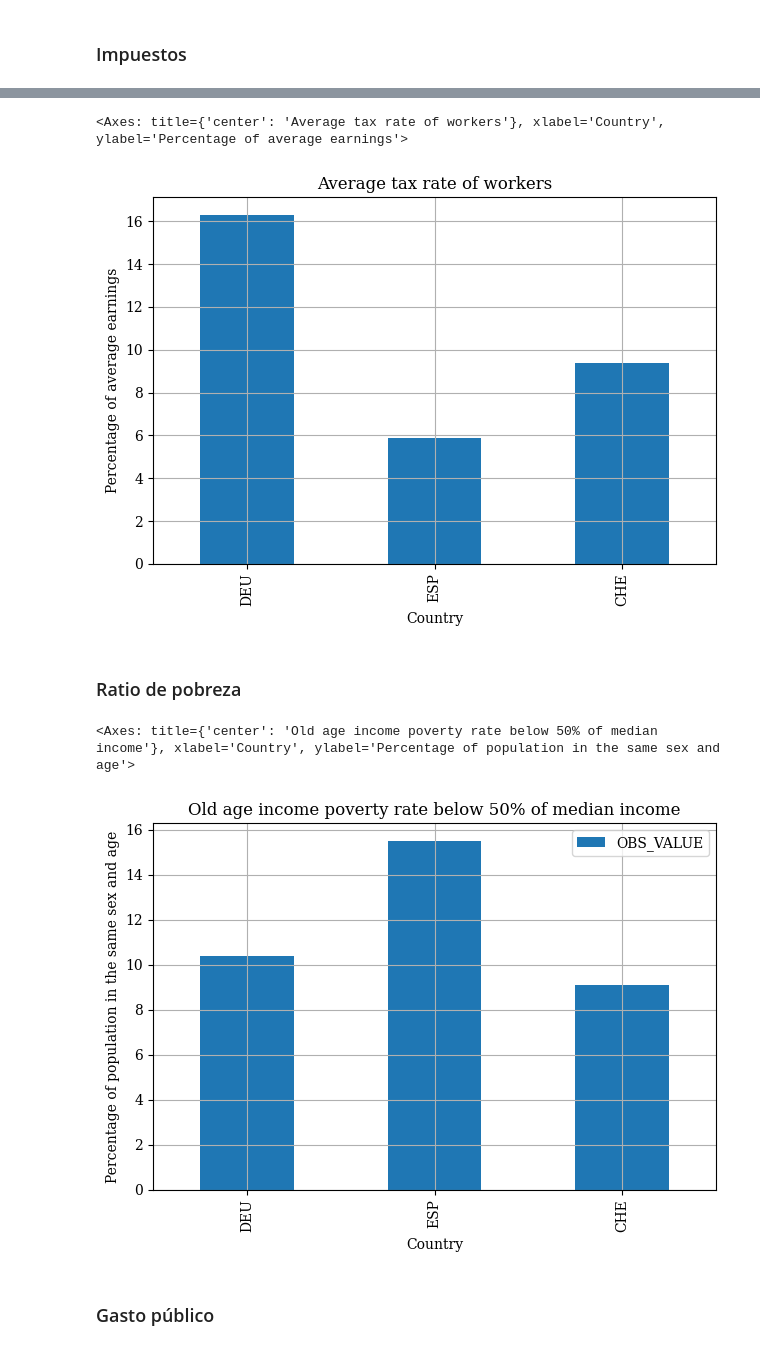
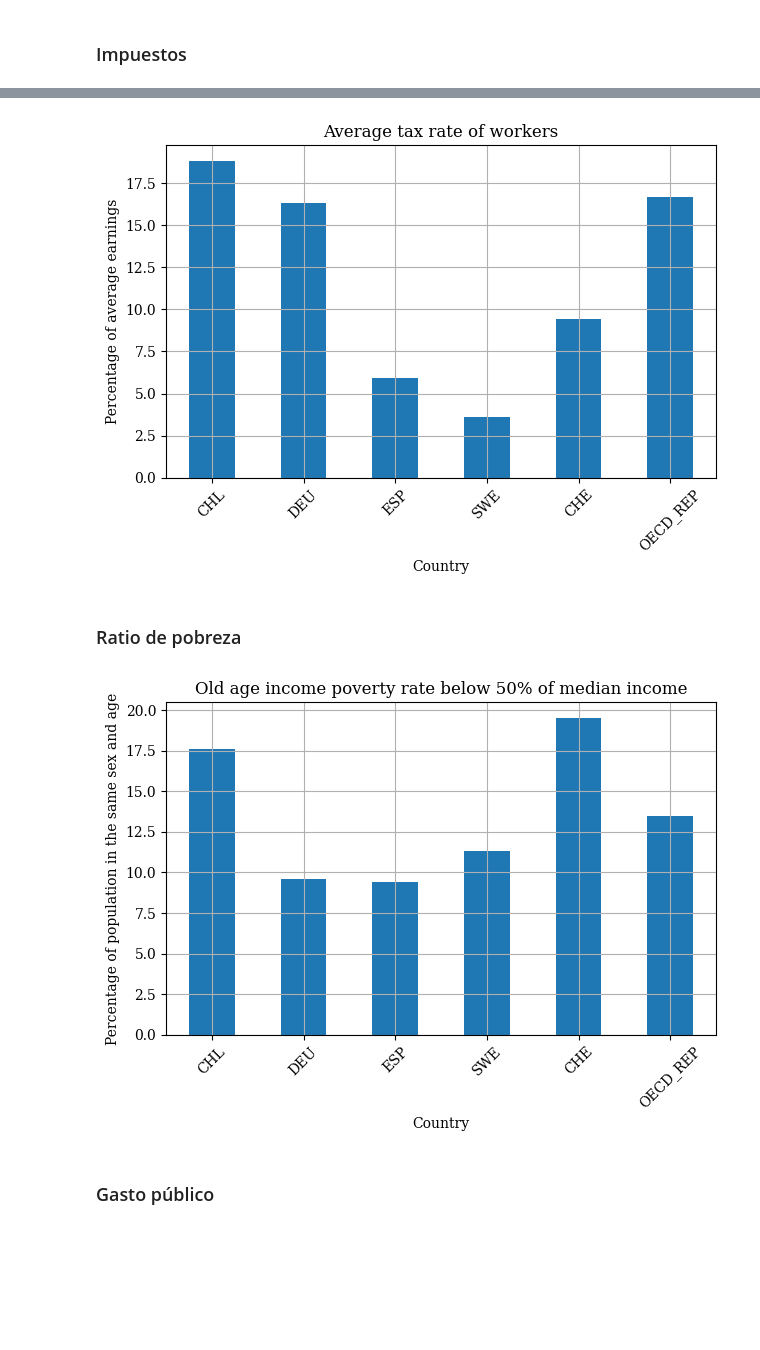
Before and after one commit to MiguelPuntoEs/hesperides-pensiones, a Jupyter notebook: pensiones.ipynb, the cells around one changed output, grey strips where cells are left out. Drawn from its saved outputs; the diff is of its cells as text; code cells hidden in the pictures; blank space fills up the shorter version.

```diff
--- a/pensiones.ipynb
+++ b/pensiones.ipynb
@@ -7,6 +7,7 @@ import matplotlib.pyplot as plt
 from pprint import pprint
 import pandas as pd
 from datawrapper import Datawrapper
+import re
 
 dw = Datawrapper()
 
@@ -43,8 +44,17 @@ country_map = {
     "DEU": "Alemania",
     "ESP": "España",
     "OECD_REP": "OCDE",
+    "OECD": "OCDE",
     "SWE": "Suecia"
 }
+
+base_countries = ['CHE', 'CHL', 'DEU', 'ESP', 'SWE']
+
+def bold(text: str) -> str:
+    return f'<b style="background:#FFCD00; padding:1px 4px;">{text}</b>'
+
+def style(text: str) -> str:
+    return re.sub(r"\*(.+?)\*", lambda m: bold(m.group(1)), text)
 
 def update_chart(chart_id: str, data: pd.DataFrame, chart_type: ChartType, title: str, intro: str, source: str):
     metadata = {
@@ -58,7 +68,7 @@ def update_chart(chart_id: str, data: pd.DataFrame, chart_type: ChartType, title
         # 'annotate': {'notes': 'Notas adicionales'},
     }
 
-    dw.update_chart(chart_id, data=data, title=title, chart_type=chart_type, metadata=metadata)
+    dw.update_chart(chart_id, data=data, title=style(title), chart_type=chart_type, metadata=metadata)
 # %% [markdown]
 ## Gasto en pensiones públicas
 
@@ -164,4 +162,7 @@ Dataset [Pensions at a Glance](https://data-explorer.oecd.org/vis?df[ds]=Dissemi
 # %%
 id = 'OECD.ELS.SPD,DSD_PAG@DF_PAG,/.A.....'
 
+selected_countries = base_countries + ['OECD_REP']
+source = 'OECD Pensions at a Glance'
+
 df = get_oecd_data(id)#[["OBS_VALUE", "REF_AREA", "SEX", "MEASURE"]]
@@ -256,30 +329,55 @@ df.query('MEASURE=="ATRAEP" & REF_AREA in ["CHE", "DEU", "ESP"]').plot(
 # %%
-df.query('MEASURE=="ATRW" & REF_AREA in ["CHE", "DEU", "ESP"]').plot(
+plot_data = df.query('MEASURE=="ATRW" & REF_AREA in @selected_countries')[["REF_AREA", "OBS_VALUE"]]
+
+plot_data.plot(
     x="REF_AREA",
     y="OBS_VALUE",
     kind="bar",
     legend=False,
     title="Average tax rate of workers",
     xlabel="Country",
-    ylabel="Percentage of average earnings"
+    ylabel="Percentage of average earnings",
+    rot=45
 )
+
+magnitude = 'Tasa impositiva media de los trabajadores, porcentaje del salario medio'
+
+# Sección cruzada
+update_chart('JKsor',
+             plot_data.assign(REF_AREA=plot_data["REF_AREA"].map(country_map)),
+             'd3-bars',
+             magnitude,
+             magnitude,
+             source)
 # %% [output]
-<Axes: title={'center': 'Average tax rate of workers'}, xlabel='Country', ylabel='Percentage of average earnings'>
-[figure, old version]
+[figure, new version]
 # %% [markdown]
 ### Ratio de pobreza
 # %%
-df.query('MEASURE=="OAIP" & REF_AREA in ["CHE", "DEU", "ESP"] & AGE=="_T" & TIME_PERIOD=="2016-01-01"').plot(
+plot_data = df.query('MEASURE=="OAIP" & REF_AREA in @selected_countries & AGE=="Y_GE66" & SEX=="_T" & TIME_PERIOD=="2016-01-01"')[["REF_AREA", "OBS_VALUE"]]
+
+plot_data.plot(
     x="REF_AREA",
     y="OBS_VALUE",
     kind="bar",
+    legend=False,
     title=r"Old age income poverty rate below 50% of median income",
     xlabel="Country",
-    ylabel="Percentage of population in the same sex and age"
+    ylabel="Percentage of population in the same sex and age",
+    rot=45
 )
+
+magnitude = r'Tasa de pobreza relativa en la vejez (ingresos inferiores al 50 % de la renta mediana), expresada como porcentaje de la población del mismo sexo y grupo de edad'
+
+# Sección cruzada
+update_chart('A2GMB',
+             plot_data.assign(REF_AREA=plot_data["REF_AREA"].map(country_map)),
+             'd3-bars',
+             magnitude,
+             magnitude,
+             source)
 # %% [output]
-<Axes: title={'center': 'Old age income poverty rate below 50% of median income'}, xlabel='Country', ylabel='Percentage of population in the same sex and age'>
-[figure, old version]
+[figure, new version]
 # %% [markdown]
 ### Gasto público
 # %%
```
Also changed, not shown: parts of 21 cells of this notebook, 1 other file.
